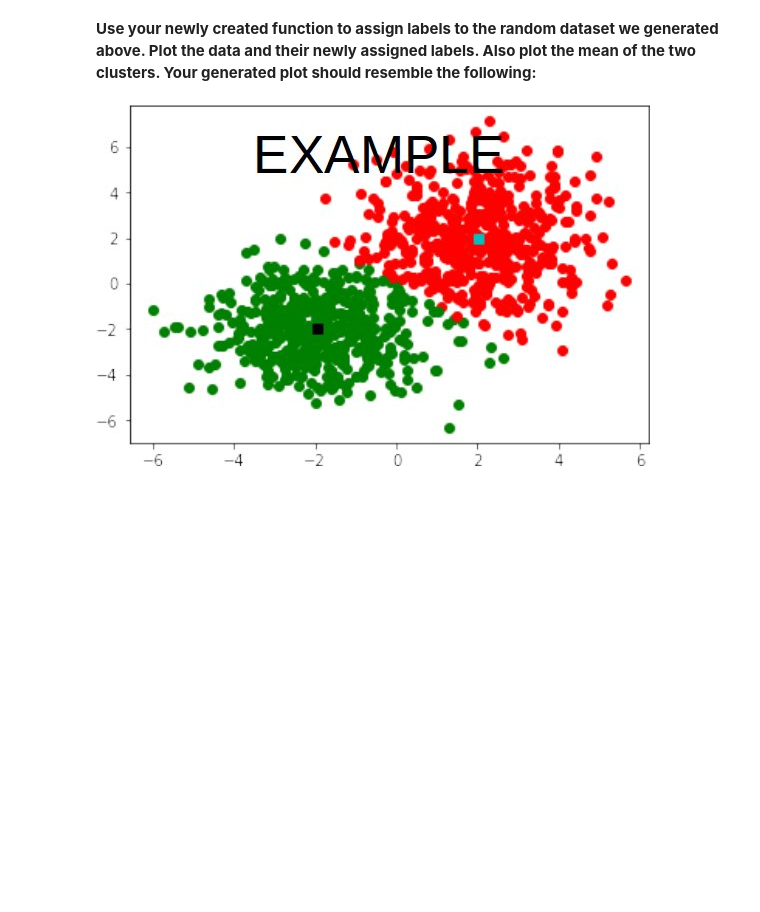
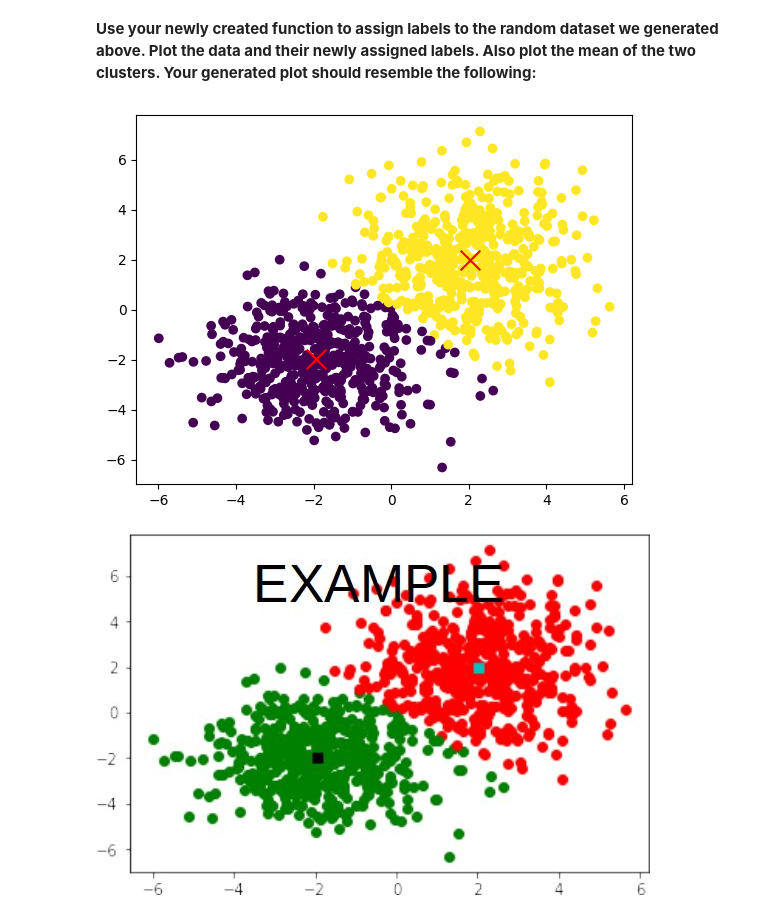
Before and after one commit to Obakeng-Mogale/cs315-assign-1, a Jupyter notebook: Assignment-3/Assignment-3/assign3.ipynb, the cells around one changed output. Cells and saved outputs as stored; diff of their text form; code cells hidden in the pictures; blank space fills up the shorter version.

```diff
--- a/Assignment-3/Assignment-3/assign3.ipynb
+++ b/Assignment-3/Assignment-3/assign3.ipynb
@@ -59,6 +80,15 @@ from IPython.display import display
 from IPython.display import Image
 # %% [markdown]
 **Use your newly created function to assign labels to the random dataset we generated above. Plot the data and their newly assigned labels. Also plot the mean of the two clusters. Your generated plot should resemble the following:**
+# %%
+# Plot the centroids
+predicted = Km_model.predict(X)
+plt.scatter(X[0,:], X[1,:], c = predicted)
+plt.scatter(Km_model.cluster_centers_[ 0], Km_model.cluster_centers_[ 1],
+            c='red', marker='x', s=200, label='Centroids')
+plt.show()
+# %% [output]
+[figure, added]
 # %%
 display(Image(filename='./kmeans.jpg'))
 # %% [output]
```
Also changed, not shown: parts of 7 cells of this notebook, 1 other file.
